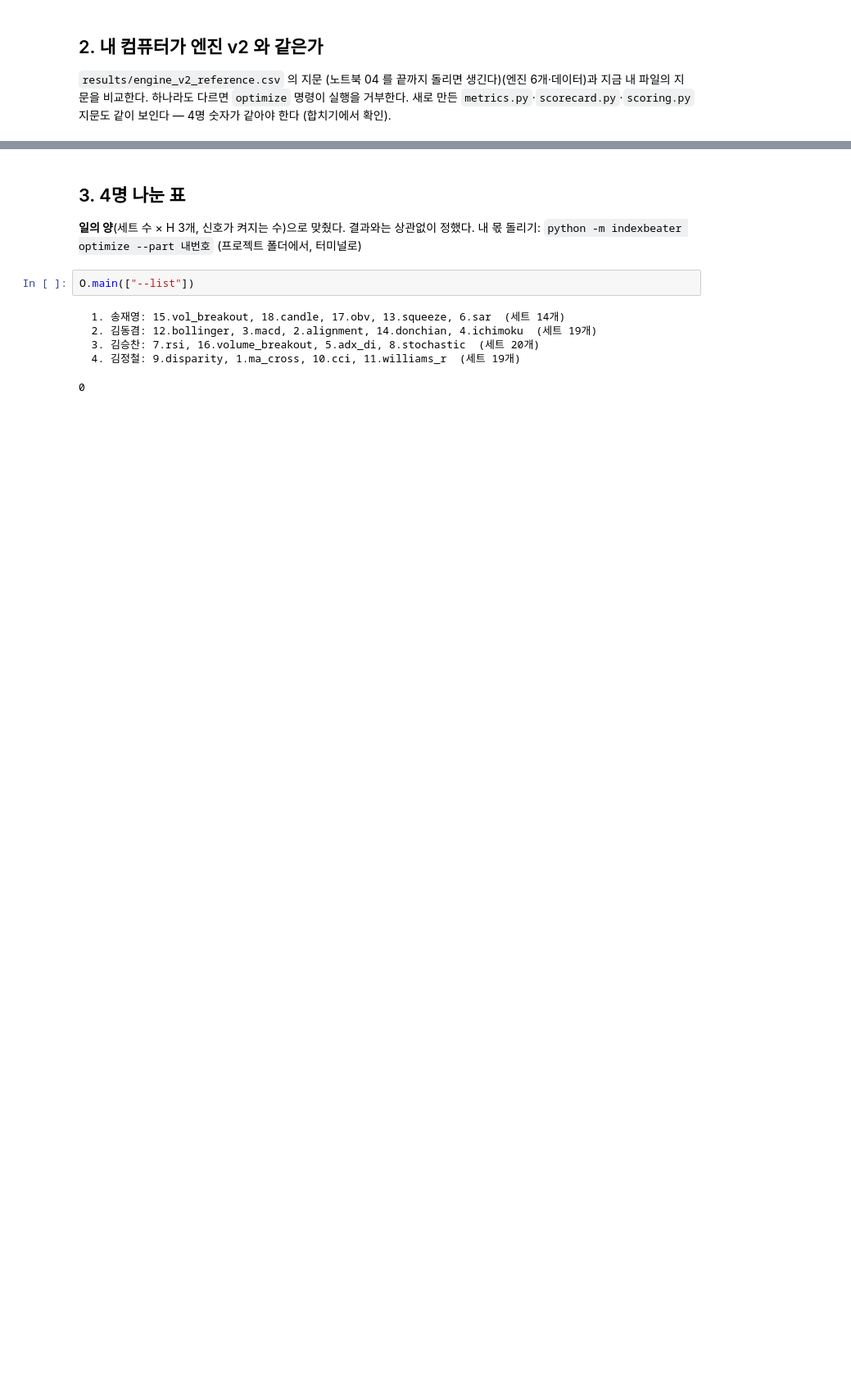
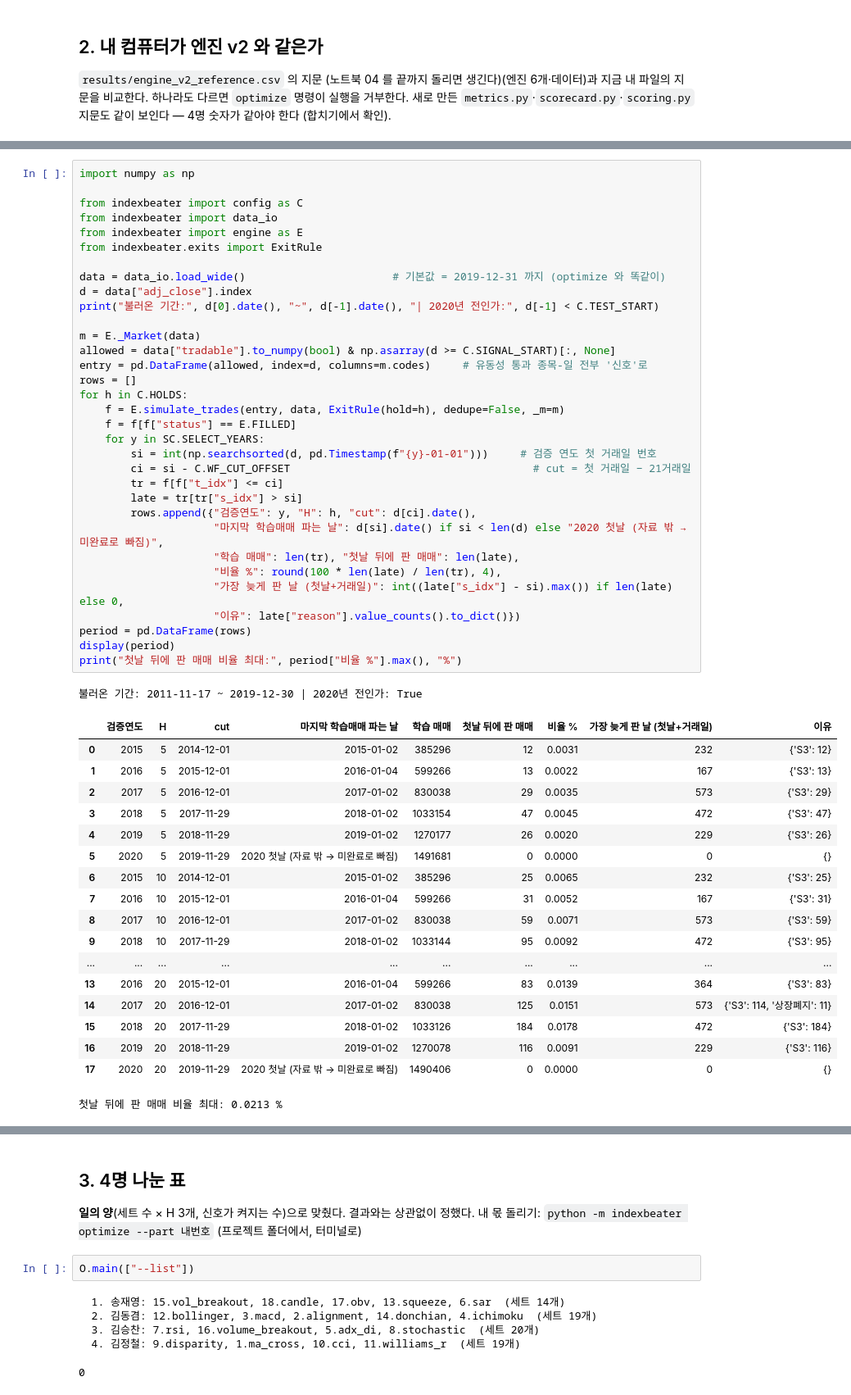
Before and after one commit to jaeyoung84/indexbeater, a Jupyter notebook: notebooks/05_점수표_실행점검.ipynb, the cells around one changed output, grey strips where cells are left out. Shown at 82% size. Cells and saved outputs as stored; diff of their text form; blank space fills up the shorter version.

```diff
--- a/notebooks/05_점수표_실행점검.ipynb
+++ b/notebooks/05_점수표_실행점검.ipynb
@@ -79,0 +114,53 @@ git: 7189b39 (고친 파일 있음)
+# %%
+import numpy as np
+
+from indexbeater import config as C
+from indexbeater import data_io
+from indexbeater import engine as E
+from indexbeater.exits import ExitRule
+
+data = data_io.load_wide()                       # 기본값 = 2019-12-31 까지 (optimize 와 똑같이)
+d = data["adj_close"].index
+print("불러온 기간:", d[0].date(), "~", d[-1].date(), "| 2020년 전인가:", d[-1] < C.TEST_START)
+
+m = E._Market(data)
+allowed = data["tradable"].to_numpy(bool) & np.asarray(d >= C.SIGNAL_START)[:, None]
+entry = pd.DataFrame(allowed, index=d, columns=m.codes)     # 유동성 통과 종목-일 전부 '신호'로
+rows = []
+for h in C.HOLDS:
+    f = E.simulate_trades(entry, data, ExitRule(hold=h), dedupe=False, _m=m)
+    f = f[f["status"] == E.FILLED]
+    for y in SC.SELECT_YEARS:
+        si = int(np.searchsorted(d, pd.Timestamp(f"{y}-01-01")))     # 검증 연도 첫 거래일 번호
+        ci = si - C.WF_CUT_OFFSET                                      # cut = 첫 거래일 − 21거래일
+        tr = f[f["t_idx"] <= ci]
+        late = tr[tr["s_idx"] > si]
+        rows.append({"검증연도": y, "H": h, "cut": d[ci].date(),
+                     "마지막 학습매매 파는 날": d[si].date() if si < len(d) else "2020 첫날 (자료 밖 → 미완료로 빠짐)",
+                     "학습 매매": len(tr), "첫날 뒤에 판 매매": len(late),
+                     "비율 %": round(100 * len(late) / len(tr), 4),
+                     "가장 늦게 판 날 (첫날+거래일)": int((late["s_idx"] - si).max()) if len(late) else 0,
+                     "이유": late["reason"].value_counts().to_dict()})
+period = pd.DataFrame(rows)
+display(period)
+print("첫날 뒤에 판 매매 비율 최대:", period["비율 %"].max(), "%")
+# %% [output]
+불러온 기간: 2011-11-17 ~ 2019-12-30 | 2020년 전인가: True
+|  | 검증연도 | H | cut | 마지막 학습매매 파는 날 | 학습 매매 | 첫날 뒤에 판 매매 | 비율 % | 가장 늦게 판 날 (첫날+거래일) | 이유 |
+| 0 | 2015 | 5 | 2014-12-01 | 2015-01-02 | 385296 | 12 | 0.0031 | 232 | {'S3': 12} |
+| 1 | 2016 | 5 | 2015-12-01 | 2016-01-04 | 599266 | 13 | 0.0022 | 167 | {'S3': 13} |
+| 2 | 2017 | 5 | 2016-12-01 | 2017-01-02 | 830038 | 29 | 0.0035 | 573 | {'S3': 29} |
+| 3 | 2018 | 5 | 2017-11-29 | 2018-01-02 | 1033154 | 47 | 0.0045 | 472 | {'S3': 47} |
+| 4 | 2019 | 5 | 2018-11-29 | 2019-01-02 | 1270177 | 26 | 0.0020 | 229 | {'S3': 26} |
+| 5 | 2020 | 5 | 2019-11-29 | 2020 첫날 (자료 밖 → 미완료로 빠짐) | 1491681 | 0 | 0.0000 | 0 | {} |
+| 6 | 2015 | 10 | 2014-12-01 | 2015-01-02 | 385296 | 25 | 0.0065 | 232 | {'S3': 25} |
+| 7 | 2016 | 10 | 2015-12-01 | 2016-01-04 | 599266 | 31 | 0.0052 | 167 | {'S3': 31} |
+| 8 | 2017 | 10 | 2016-12-01 | 2017-01-02 | 830038 | 59 | 0.0071 | 573 | {'S3': 59} |
+| 9 | 2018 | 10 | 2017-11-29 | 2018-01-02 | 1033144 | 95 | 0.0092 | 472 | {'S3': 95} |
+| ... | ... | ... | ... | ... | ... | ... | ... | ... | ... |
+| 13 | 2016 | 20 | 2015-12-01 | 2016-01-04 | 599266 | 83 | 0.0139 | 364 | {'S3': 83} |
+| 14 | 2017 | 20 | 2016-12-01 | 2017-01-02 | 830038 | 125 | 0.0151 | 573 | {'S3': 114, '상장폐지': 11} |
+| 15 | 2018 | 20 | 2017-11-29 | 2018-01-02 | 1033126 | 184 | 0.0178 | 472 | {'S3': 184} |
+| 16 | 2019 | 20 | 2018-11-29 | 2019-01-02 | 1270078 | 116 | 0.0091 | 229 | {'S3': 116} |
+| 17 | 2020 | 20 | 2019-11-29 | 2020 첫날 (자료 밖 → 미완료로 빠짐) | 1490406 | 0 | 0.0000 | 0 | {} |
+첫날 뒤에 판 매매 비율 최대: 0.0213 %
```
Also changed, not shown: parts of 6 cells of this notebook, 1 other file.
